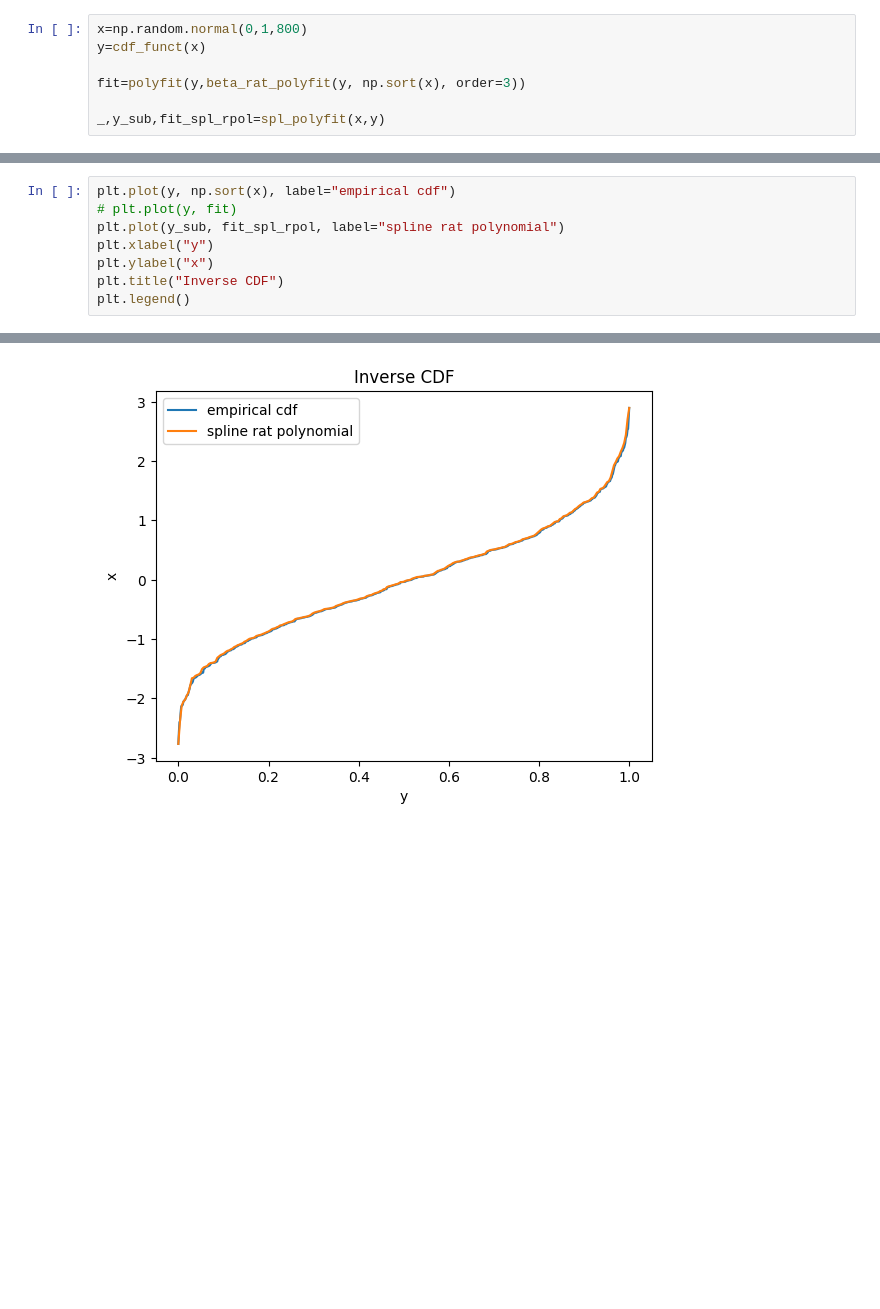
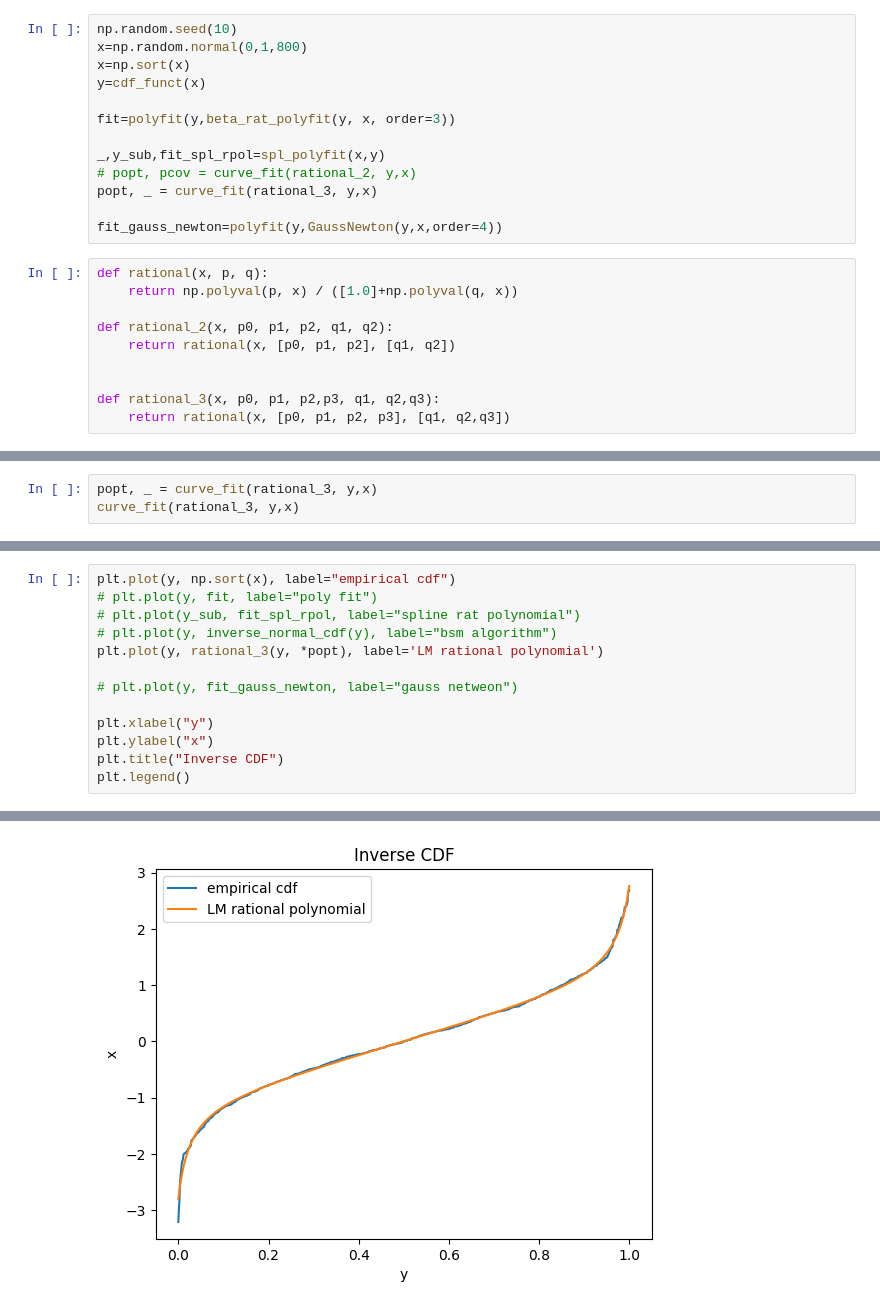
Before and after one commit to luca-pernigo/ThesisKernelMethods, a Jupyter notebook: TestPoly.ipynb, the cells around one changed output, grey strips where cells are left out. Drawn from its saved outputs; the diff is of its cells as text; blank space fills up the shorter version.

```diff
--- a/TestPoly.ipynb
+++ b/TestPoly.ipynb
@@ -9,9 +11,25 @@ import matplotlib.pyplot as plt
 The autoreload extension is already loaded. To reload it, use:
   %reload_ext autoreload
 # %%
+np.random.seed(10)
 x=np.random.normal(0,1,800)
+x=np.sort(x)
 y=cdf_funct(x)
 
-fit=polyfit(y,beta_rat_polyfit(y, np.sort(x), order=3))
+fit=polyfit(y,beta_rat_polyfit(y, x, order=3))
 
 _,y_sub,fit_spl_rpol=spl_polyfit(x,y)
+# popt, pcov = curve_fit(rational_2, y,x)
+popt, _ = curve_fit(rational_3, y,x)
+
+fit_gauss_newton=polyfit(y,GaussNewton(y,x,order=4))
+# %%
+def rational(x, p, q):
+    return np.polyval(p, x) / ([1.0]+np.polyval(q, x))
+
+def rational_2(x, p0, p1, p2, q1, q2):
+    return rational(x, [p0, p1, p2], [q1, q2])
+
+
+def rational_3(x, p0, p1, p2,p3, q1, q2,q3):
+    return rational(x, [p0, p1, p2, p3], [q1, q2,q3])
@@ -17,0 +56,3 @@ _,y_sub,fit_spl_rpol=spl_polyfit(x,y)
+# %%
+popt, _ = curve_fit(rational_3, y,x)
+curve_fit(rational_3, y,x)
@@ -18,12 +77,17 @@ _,y_sub,fit_spl_rpol=spl_polyfit(x,y)
 # %%
 plt.plot(y, np.sort(x), label="empirical cdf")
-# plt.plot(y, fit)
-plt.plot(y_sub, fit_spl_rpol, label="spline rat polynomial")
+# plt.plot(y, fit, label="poly fit")
+# plt.plot(y_sub, fit_spl_rpol, label="spline rat polynomial")
+# plt.plot(y, inverse_normal_cdf(y), label="bsm algorithm")
+plt.plot(y, rational_3(y, *popt), label='LM rational polynomial')
+
+# plt.plot(y, fit_gauss_newton, label="gauss netweon")
+
 plt.xlabel("y")
 plt.ylabel("x")
 plt.title("Inverse CDF")
 plt.legend()
 # %% [output]
 <matplotlib.legend.Legend at 0x...>
-[figure, old version]
+[figure, new version]
 # %%
```
Also changed, not shown: parts of 4 cells of this notebook, 8 other files.
